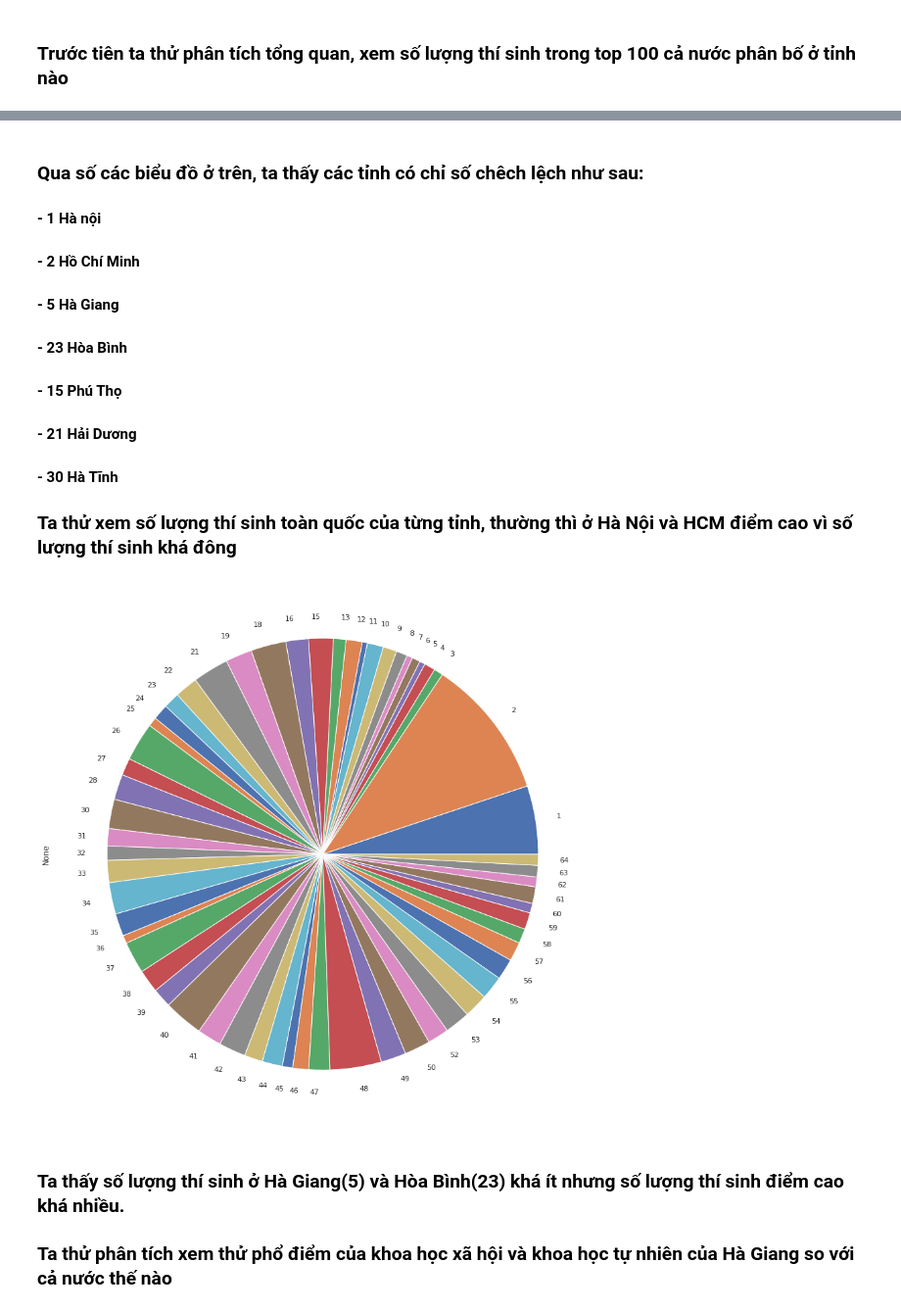
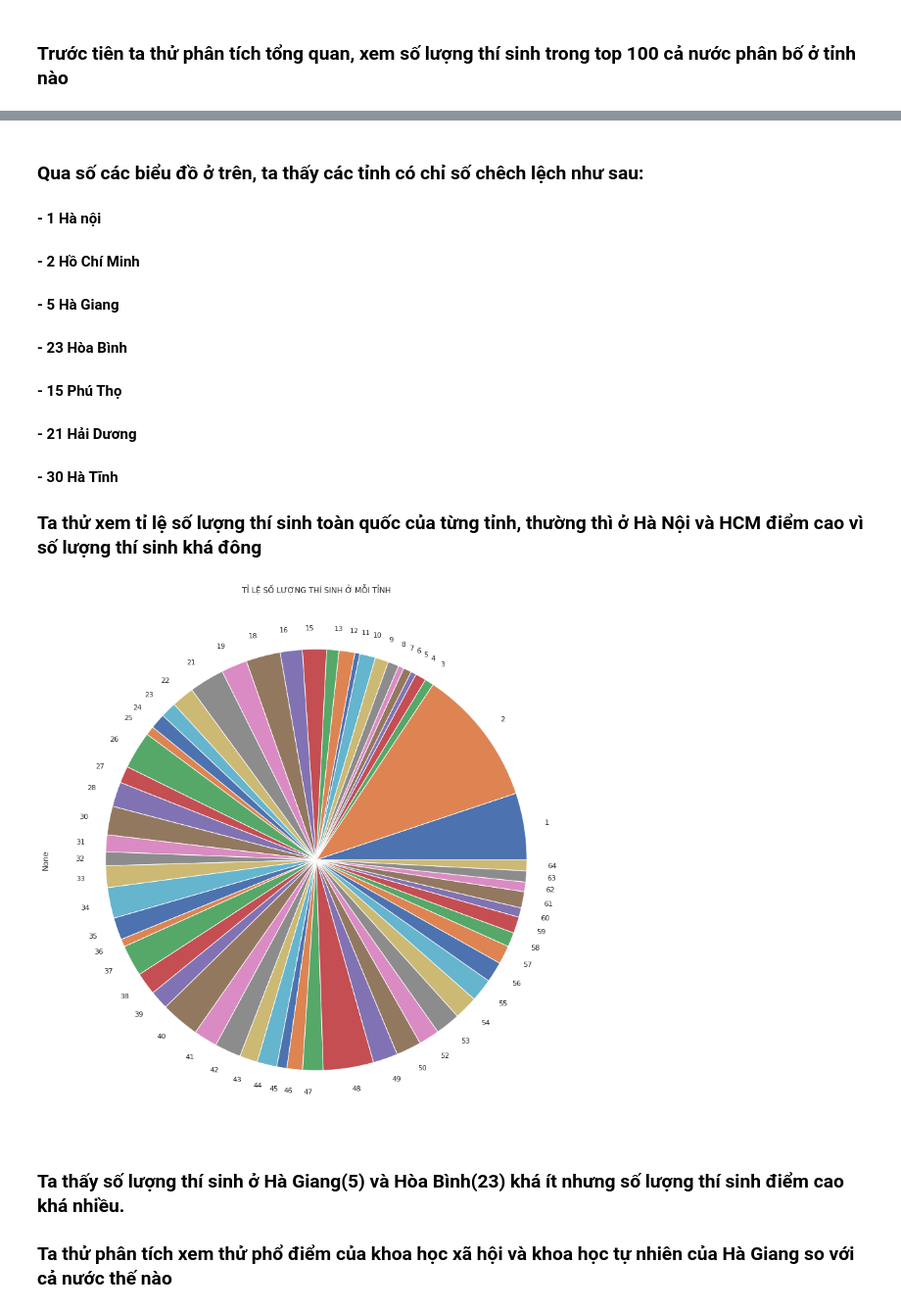
Before and after one commit to AI005/DataTHTPQG2018, a Jupyter notebook: Untitled.ipynb, the cells around one changed output, grey strips where cells are left out. Shown at 98% size. Drawn from its saved outputs; the diff is of its cells as text; code cells hidden in the pictures.

```diff
--- a/Untitled.ipynb
+++ b/Untitled.ipynb
@@ -114,13 +115,14 @@ plt.show()
 #### - 15 Phú Thọ
 #### - 21 Hải Dương
 #### - 30 Hà Tĩnh
-### Ta thử xem số lượng thí sinh toàn quốc của từng tỉnh, thường thì ở Hà Nội và HCM điểm cao vì số lượng thí sinh khá đông
+### Ta thử xem tỉ lệ số lượng thí sinh toàn quốc của từng tỉnh, thường thì ở Hà Nội và HCM điểm cao vì số lượng thí sinh khá đông
 # %%
 plt.figure(figsize=(15,15))
 df_2018.groupby('city').size().plot.pie();
+plt.title('TỈ LỆ SỐ LƯỢNG THÍ SINH Ở MỖI TỈNH')
 plt.show()
 # %% [output]
-[figure, old version]
+[figure, new version]
 # %% [markdown]
 ### Ta thấy số lượng thí sinh ở Hà Giang(5) và Hòa Bình(23) khá ít nhưng số lượng thí sinh điểm cao khá nhiều.
 ### Ta thử phân tích xem thử phổ điểm của khoa học xã hội và khoa học tự nhiên của Hà Giang so với cả nước thế nào
```
Also changed, not shown: parts of 7 cells of this notebook.
